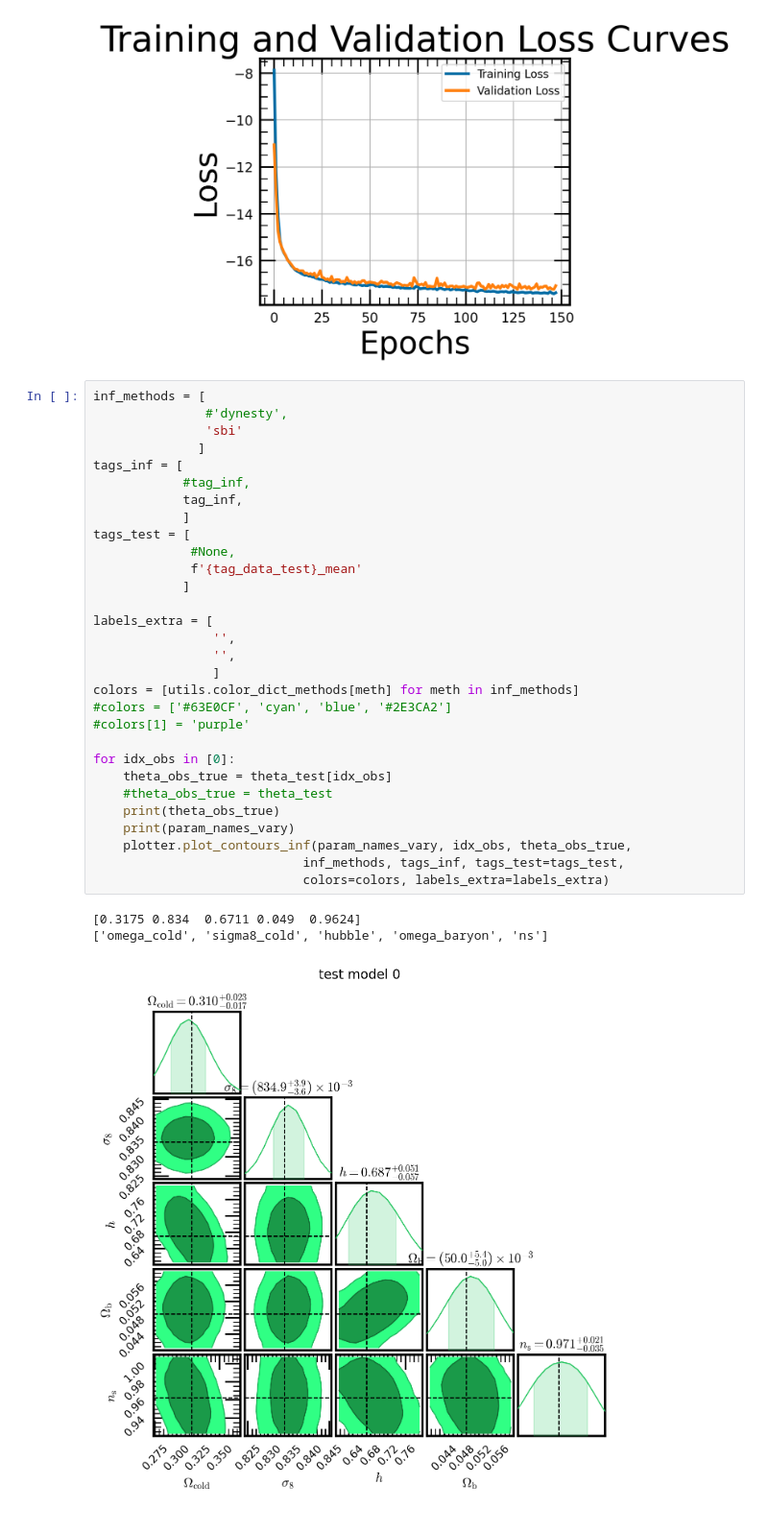
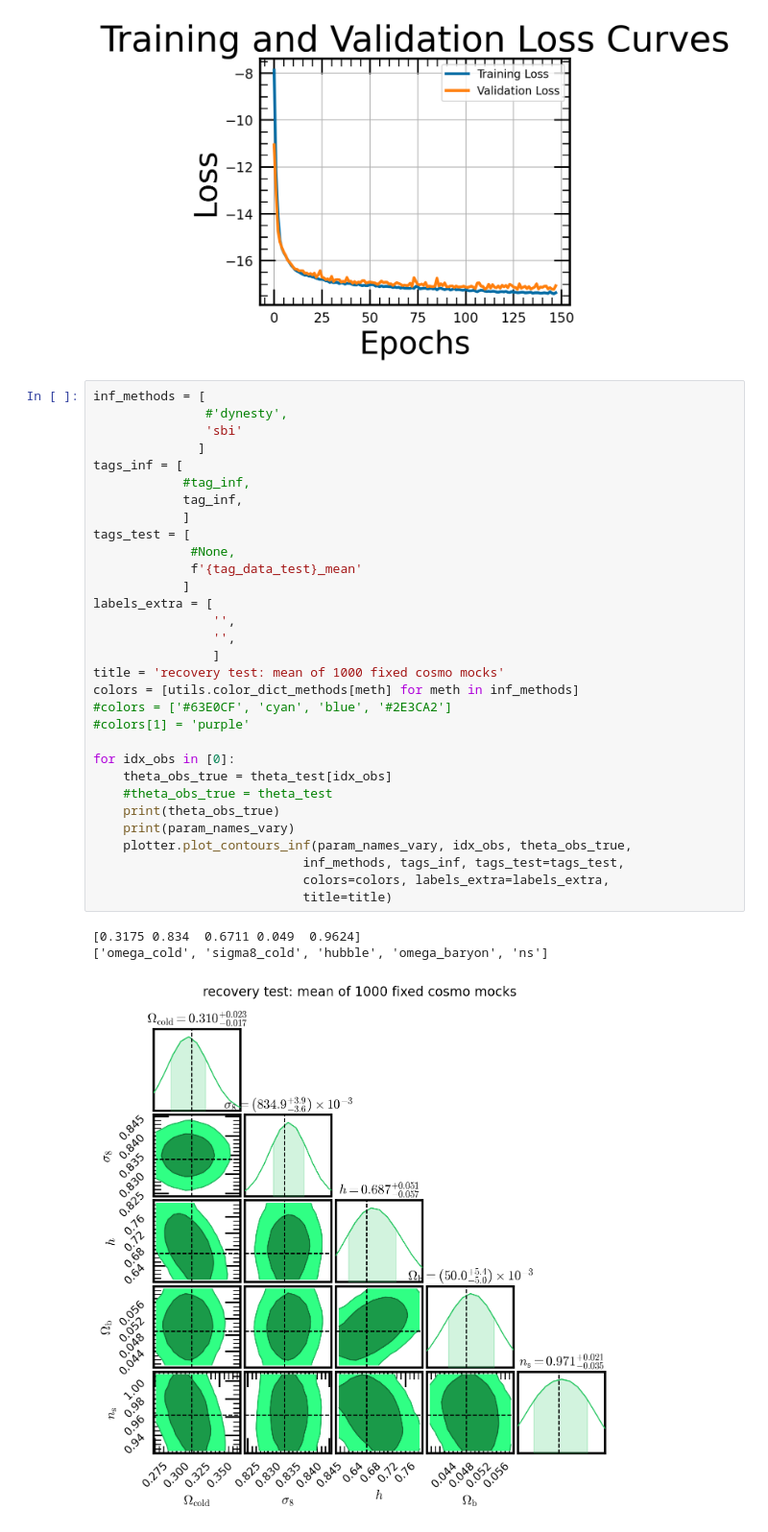
Before and after one commit to kstoreyf/muchisimocks, a Jupyter notebook: notebooks/2025-01-24_inference_muchisimocksPk.ipynb, the cells around one changed output. Shown at 96% size. Cells and saved outputs as stored; diff of their text form.

```diff
--- a/notebooks/2025-01-24_inference_muchisimocksPk.ipynb
+++ b/notebooks/2025-01-24_inference_muchisimocksPk.ipynb
@@ -147,33 +147,34 @@ plt.grid(True)
 inf_methods = [
                #'dynesty',
                'sbi'
               ]
 tags_inf = [
             #tag_inf,
             tag_inf,
             ]
 tags_test = [
              #None,
              f'{tag_data_test}_mean'
             ]
-
 labels_extra = [
                 '',
                 '',
                 ]
+title = 'recovery test: mean of 1000 fixed cosmo mocks'
 colors = [utils.color_dict_methods[meth] for meth in inf_methods]
 #colors = ['#63E0CF', 'cyan', 'blue', '#2E3CA2']
 #colors[1] = 'purple'
 
 for idx_obs in [0]:
     theta_obs_true = theta_test[idx_obs]
     #theta_obs_true = theta_test
     print(theta_obs_true)
     print(param_names_vary)
     plotter.plot_contours_inf(param_names_vary, idx_obs, theta_obs_true,
                             inf_methods, tags_inf, tags_test=tags_test,
-                            colors=colors, labels_extra=labels_extra)
+                            colors=colors, labels_extra=labels_extra,
+                            title=title)
 # %% [output]
 [0.3175 0.834  0.6711 0.049  0.9624]
 ['omega_cold', 'sigma8_cold', 'hubble', 'omega_baryon', 'ns']
-[figure, old version]
+[figure, new version]
```
Also changed, not shown: 1 other file.
